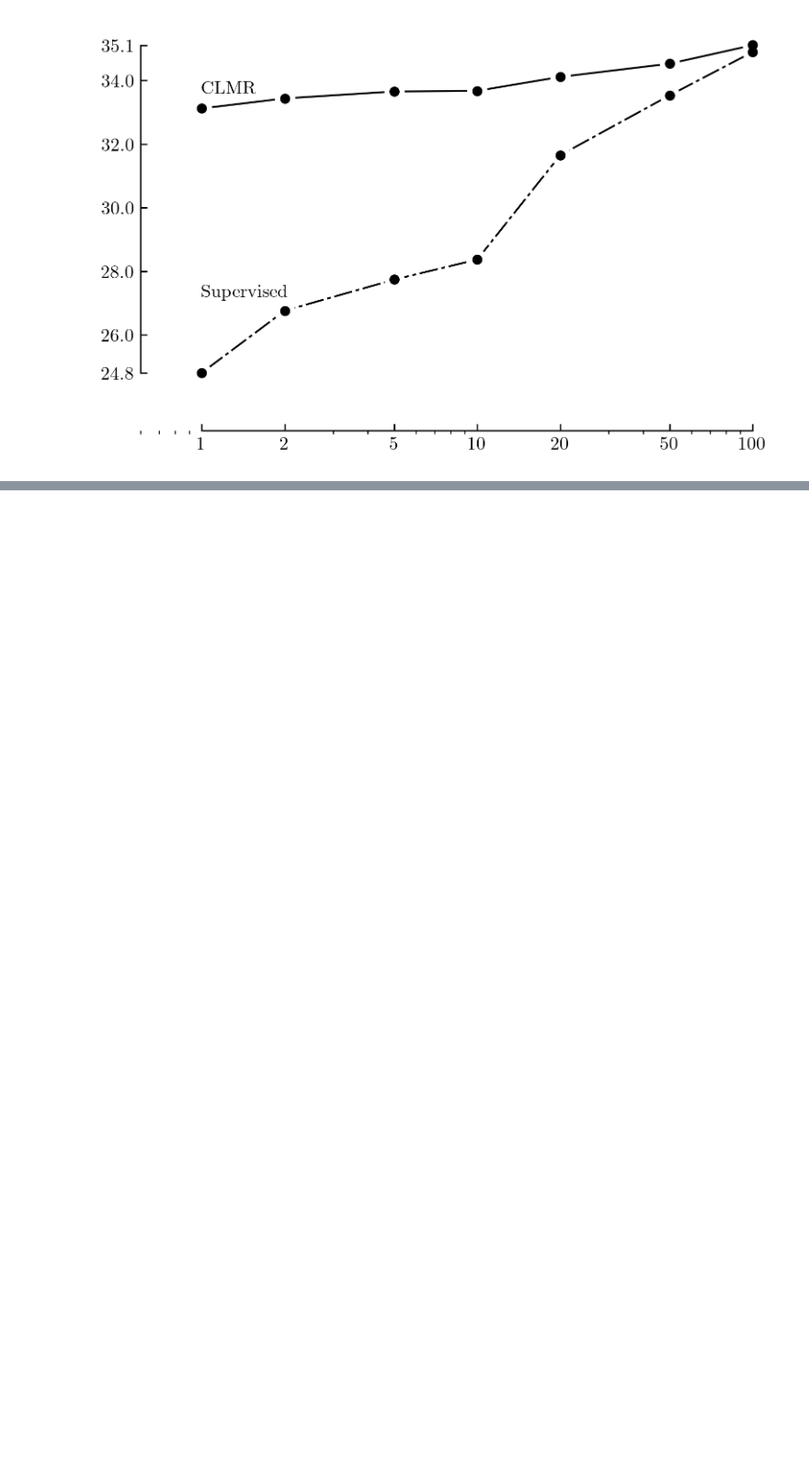
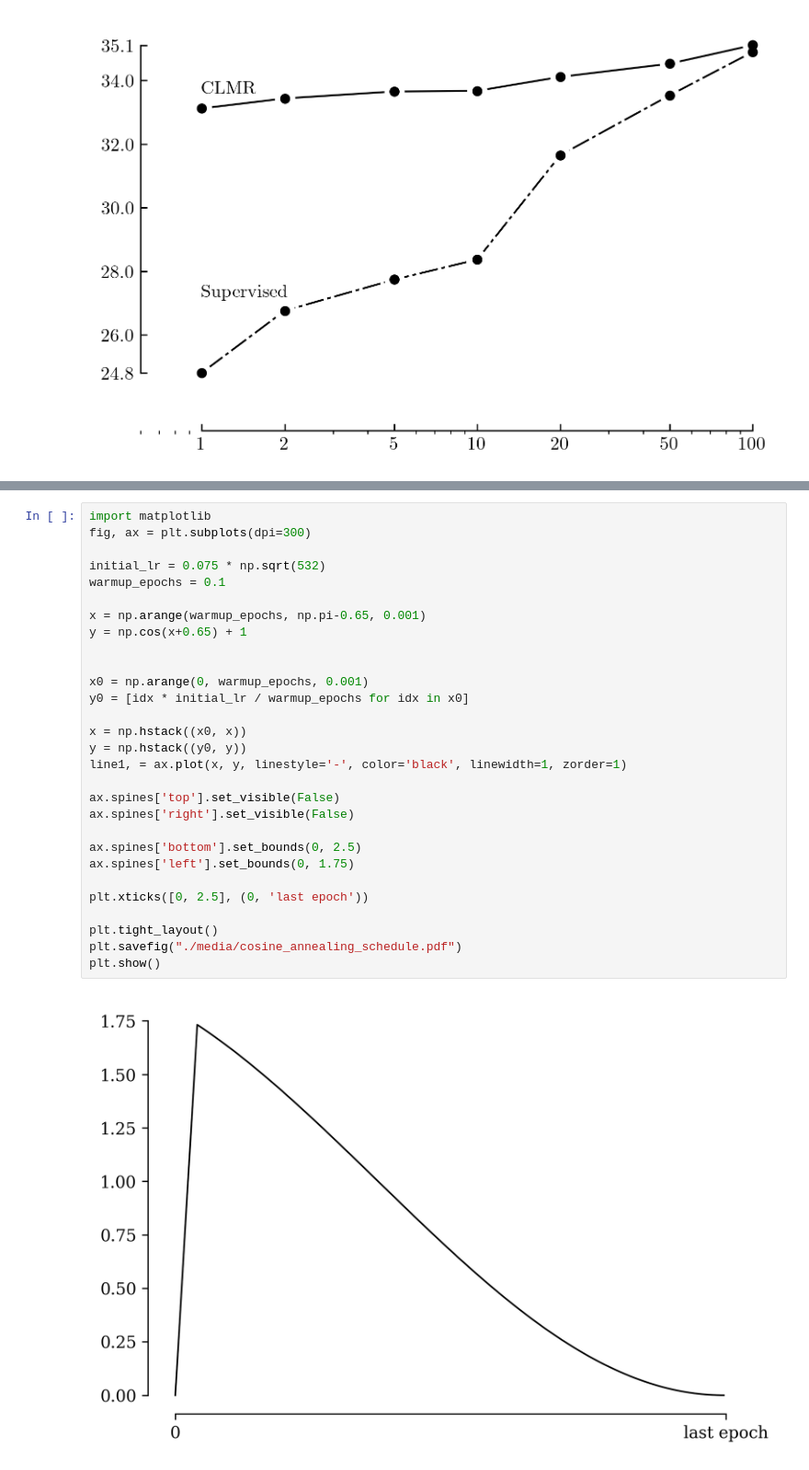
Before and after one commit to Spijkervet/CLMR, a Jupyter notebook: notebooks/paper figures.ipynb, the cells around one changed output, grey strips where cells are left out. Shown at 92% size. Drawn from its saved outputs; the diff is of its cells as text; blank space fills up the shorter version.

```diff
--- a/notebooks/paper figures.ipynb
+++ b/notebooks/paper figures.ipynb
@@ -521,0 +455,31 @@ plt.show()
+# %%
+import matplotlib
+fig, ax = plt.subplots(dpi=300)
+
+initial_lr = 0.075 * np.sqrt(532)
+warmup_epochs = 0.1
+
+x = np.arange(warmup_epochs, np.pi-0.65, 0.001)
+y = np.cos(x+0.65) + 1
+
+
+x0 = np.arange(0, warmup_epochs, 0.001)
+y0 = [idx * initial_lr / warmup_epochs for idx in x0]
+
+x = np.hstack((x0, x))
+y = np.hstack((y0, y))
+line1, = ax.plot(x, y, linestyle='-', color='black', linewidth=1, zorder=1)
+
+ax.spines['top'].set_visible(False)
+ax.spines['right'].set_visible(False)
+
+ax.spines['bottom'].set_bounds(0, 2.5)
+ax.spines['left'].set_bounds(0, 1.75)
+
+plt.xticks([0, 2.5], (0, 'last epoch'))
+
+plt.tight_layout()
+plt.savefig("./media/cosine_annealing_schedule.pdf")
+plt.show()
+# %% [output]
+[figure, added]
```
Also changed, not shown: parts of 9 cells of this notebook, 7 other files.
